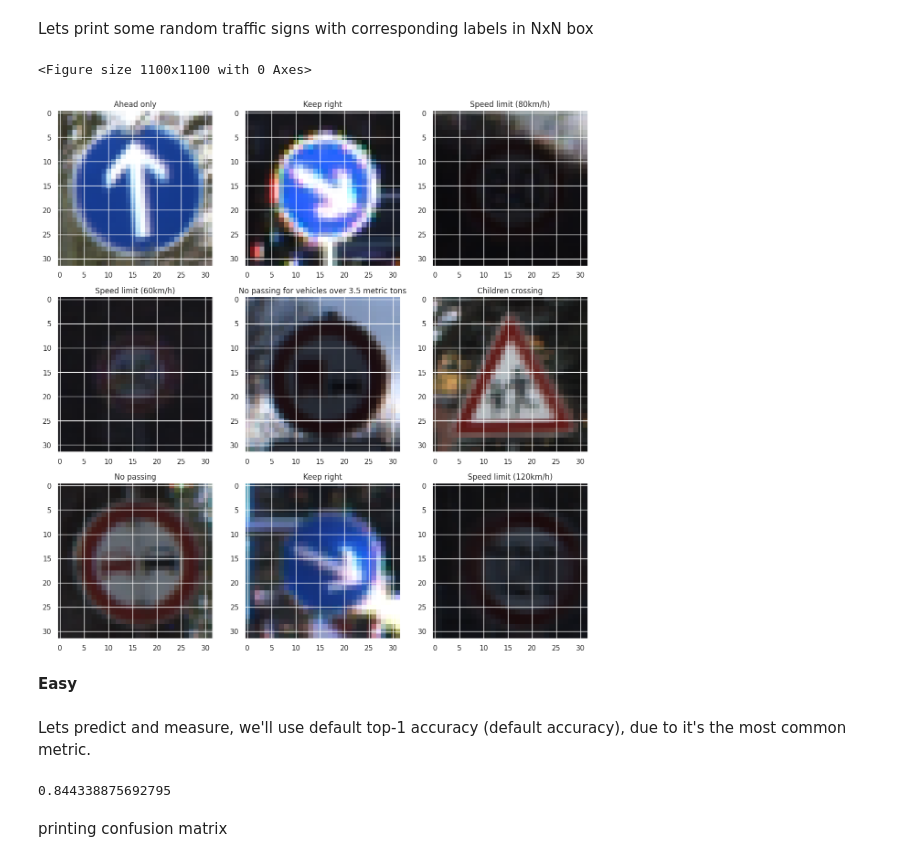
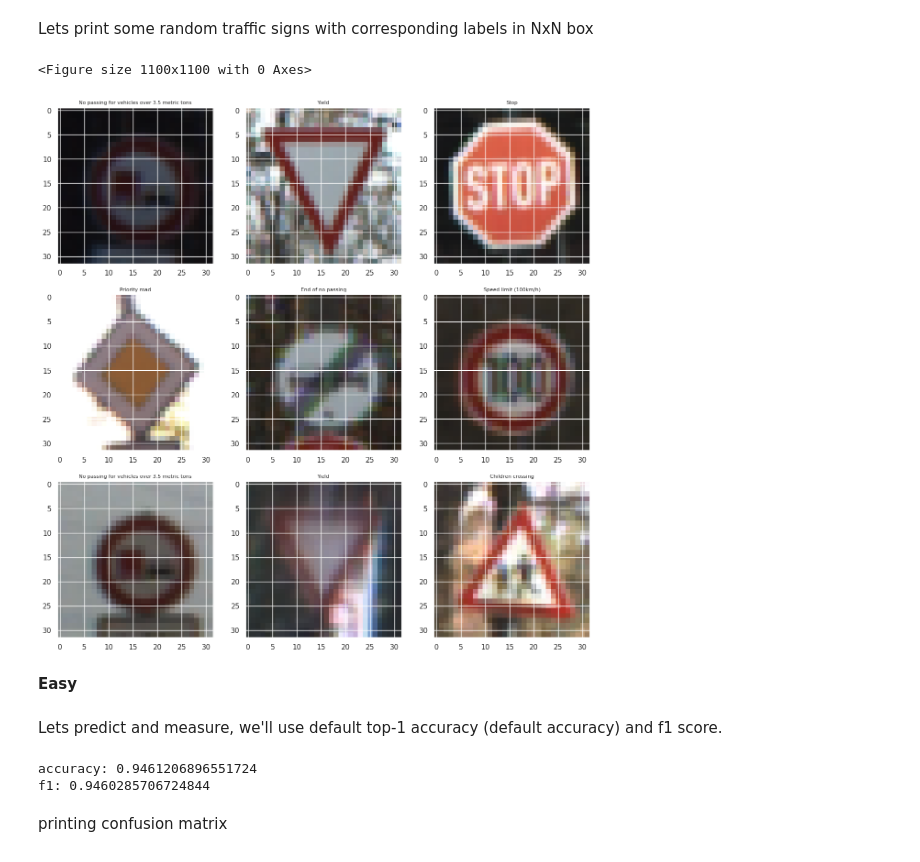
Before and after one commit to Nikait/ml_hw_2k, a Jupyter notebook: notebooks/03-homework.ipynb, the cells around one changed output. Saved outputs shown, nothing was run; the diff lists cells and outputs as text; code cells hidden in the pictures.

```diff
--- a/notebooks/03-homework.ipynb
+++ b/notebooks/03-homework.ipynb
@@ -1,51 +1,46 @@
 # %%
+import pandas as pd
 import os
-import pandas as pd
-import seaborn as sns
-from matplotlib import pyplot as plt
-import numpy as np
-
-from numpy import random
-from sklearn.metrics import accuracy_score, confusion_matrix
+from sklearn.model_selection import train_test_split
 
 
 MAIN_PATH = '../data/traffic-signs-preprocessed/'
 
 train_data = pd.read_pickle(os.path.join(MAIN_PATH, 'train.pickle'))
-train_images = train_data['features']
-train_labels = train_data['labels']
 
-test_data = pd.read_pickle(os.path.join(MAIN_PATH, 'test.pickle'))
-test_images = test_data['features']
-test_labels = test_data['labels']
-
-
-flatten_train_images = train_images.reshape(len(train_images), 32*32*3)
-flatten_test_images = test_images.reshape(len(test_images), 32*32*3)
-
+train_images, test_images, train_labels, test_labels = train_test_split(
+    train_data['features'],
+    train_data['labels'],
+    train_size=0.8,
+    random_state=42
+)
 
 labels_lookup = pd.read_csv(os.path.join(MAIN_PATH, 'label_names.csv'))["SignName"]
 # %% [markdown]
 Lets print some random traffic signs with corresponding labels in NxN box
 # %%
+from matplotlib import pyplot as plt
+from numpy import random
+
+
 def print_traffic_signs(images, labels, n=3):
     plt.figure()
     f, axarr = plt.subplots(n, n, figsize=(15, 15))
 
     for i in range(0, n*n, n):
         indx = [random.randint(0, len(images)-1) for i in range(n)]
         for j in range(n):
             current_index = indx[j]
             current_name = labels_lookup[labels[current_index]]
             axarr[i // n, j].imshow(images[current_index])
-            axarr[i // n, j].set_title(current_name)
+            axarr[i // n, j].set_title(current_name, fontsize=8)
 
     plt.show()
 
-print_traffic_signs(train_images, train_labels)
+print_traffic_signs(train_images, train_labels, n=3)
 # %% [output]
 <Figure size 1100x1100 with 0 Axes>
-[figure, old version]
+[figure, new version]
 # %% [markdown]
 **Easy**
 # %%
@@ -56,11 +56,22 @@ model.fit(flatten_train_images, train_labels)
 # %% [markdown]
-Lets predict and measure, we'll use default top-1 accuracy (default accuracy), due to it's the most common metric.
+Lets predict and measure, we'll use default top-1 accuracy (default accuracy) and f1 score.
-# %%
-test_prediction = model.predict(flatten_test_images)
-
-print(accuracy_score(test_prediction, test_labels))
-# %% [output]
-0.844338875692795
+# %%
+from sklearn.metrics import accuracy_score, f1_score, confusion_matrix
+import numpy as np
+
+
+flatten_test_images = test_images.reshape(len(test_images), 32*32*3)
+
+test_prediction = model.predict(
+    flatten_test_images
+)
+
+
+print(f"accuracy: {accuracy_score(test_prediction, test_labels)}")
+print(f"f1: {f1_score(test_prediction, test_labels, average='weighted')}")
+# %% [output]
+accuracy: 0.9461206896551724
+f1: 0.9460285706724844
 # %% [markdown]
 printing confusion matrix
 # %%
```
Also changed, not shown: parts of 32 cells of this notebook.
